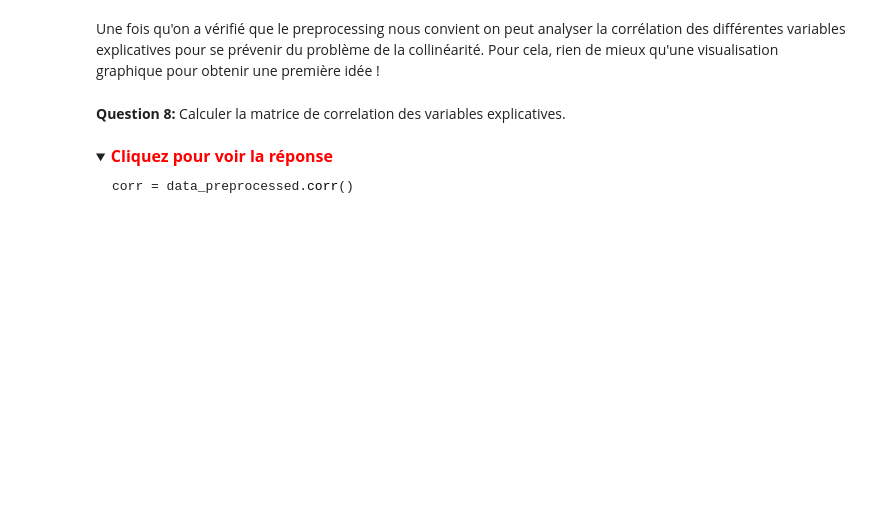
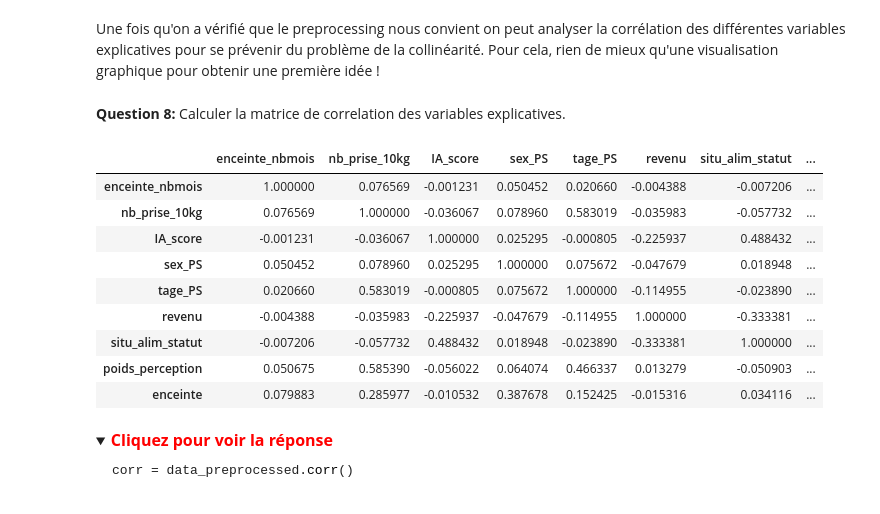
Before and after one commit to TanguyBarthelemy/funathon2023_sujet3, a Jupyter notebook: Sujet_3_Python_Maxime.ipynb, the cells around one changed output. Saved outputs shown, nothing was run; the diff lists cells and outputs as text; code cells hidden in the pictures; folded sections open; blank space fills up the shorter version.

```diff
--- a/Sujet_3_Python_Maxime.ipynb
+++ b/Sujet_3_Python_Maxime.ipynb
@@ -1281,11 +1376,18 @@ X_train, X_test, y_train, y_test = train_test_split(X, y, test_size=0.2, random_
 **Question 3:** Avant d'étudier différentes méthodes d'apprentissage statistique commençons par réaliser une régression linéaire classique. Pour cela, sélectionnez un petit nombre de variables $(< 10)$ qui vous semble pertinent pour prédire l'indice de masse corporelle d'une personne. Prenez à la fois des variables numériques et catégorielles.
 # %%
 CATEGORICAL_REGRESSION = [
-# VOTRE CODE
+    "sex_PS",
+    "tage_PS",
+    "revenu",
+    "situ_alim_statut",
+    "poids_perception" ,
+    "enceinte",
 ]
 
 NUMERICAL_REGRESSION = [
-# VOTRE CODE
+    "IA_score",
+    "enceinte_nbmois",
+    "nb_prise_10kg"
 ]
 
 FEATURES_REGRESSION = NUMERICAL_REGRESSION + CATEGORICAL_REGRESSION
@@ -1439,7 +1620,19 @@ Une fois qu'on a vérifié que le preprocessing nous convient on peut analyser l
 # %% [markdown]
 **Question 8:** Calculer la matrice de correlation des variables explicatives.
 # %%
-corr = # VOTRE CODE
+corr = data_preprocessed.corr()
+corr
+# %% [output]
+|  | enceinte_nbmois | nb_prise_10kg | IA_score | sex_PS | tage_PS | revenu | situ_alim_statut | ... |
+| enceinte_nbmois | 1.000000 | 0.076569 | -0.001231 | 0.050452 | 0.020660 | -0.004388 | -0.007206 | ... |
+| nb_prise_10kg | 0.076569 | 1.000000 | -0.036067 | 0.078960 | 0.583019 | -0.035983 | -0.057732 | ... |
+| IA_score | -0.001231 | -0.036067 | 1.000000 | 0.025295 | -0.000805 | -0.225937 | 0.488432 | ... |
+| sex_PS | 0.050452 | 0.078960 | 0.025295 | 1.000000 | 0.075672 | -0.047679 | 0.018948 | ... |
+| tage_PS | 0.020660 | 0.583019 | -0.000805 | 0.075672 | 1.000000 | -0.114955 | -0.023890 | ... |
+| revenu | -0.004388 | -0.035983 | -0.225937 | -0.047679 | -0.114955 | 1.000000 | -0.333381 | ... |
+| situ_alim_statut | -0.007206 | -0.057732 | 0.488432 | 0.018948 | -0.023890 | -0.333381 | 1.000000 | ... |
+| poids_perception | 0.050675 | 0.585390 | -0.056022 | 0.064074 | 0.466337 | 0.013279 | -0.050903 | ... |
+| enceinte | 0.079883 | 0.285977 | -0.010532 | 0.387678 | 0.152425 | -0.015316 | 0.034116 | ... |
 # %% [markdown]
 <details>
 <summary>
```
Also changed, not shown: parts of 28 cells of this notebook.
